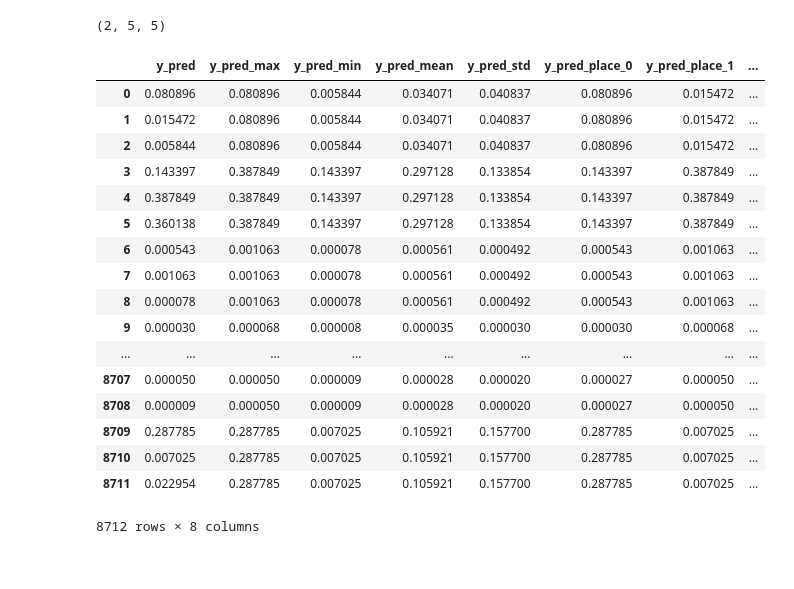
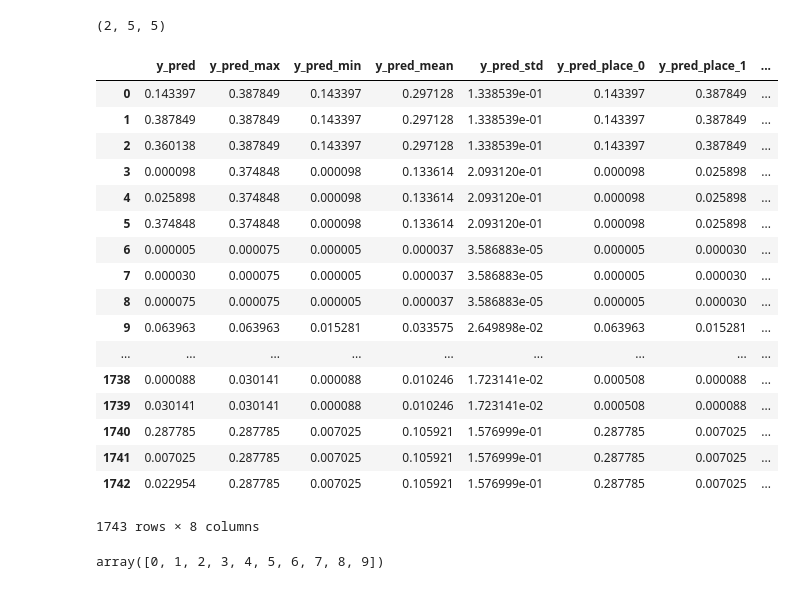
Before and after one commit to guchio3/kaggle-vsb, a Jupyter notebook: notebooks/e009.ipynb, the cells around one changed output. Cells and saved outputs as stored; diff of their text form; code cells hidden in the pictures.

```diff
--- a/notebooks/e009.ipynb
+++ b/notebooks/e009.ipynb
@@ -100,23 +100,27 @@ def y_preds_features(oofs, val_idxes):
     y_preds_df = y_preds_df.merge(agg_y_preds_df, on='id_measurement', how='left').drop(['signal_id', 'id_measurement'], axis=1)
     return y_preds_df
 # %%
-y_preds_features(oof[1], oof[0])
+y_preds_features([oof[1][0]], [oof[0][0]])
 # %% [output]
 |  | y_pred | y_pred_max | y_pred_min | y_pred_mean | y_pred_std | y_pred_place_0 | y_pred_place_1 | ... |
-| 0 | 0.080896 | 0.080896 | 0.005844 | 0.034071 | 0.040837 | 0.080896 | 0.015472 | ... |
-| 1 | 0.015472 | 0.080896 | 0.005844 | 0.034071 | 0.040837 | 0.080896 | 0.015472 | ... |
-| 2 | 0.005844 | 0.080896 | 0.005844 | 0.034071 | 0.040837 | 0.080896 | 0.015472 | ... |
-| 3 | 0.143397 | 0.387849 | 0.143397 | 0.297128 | 0.133854 | 0.143397 | 0.387849 | ... |
-| 4 | 0.387849 | 0.387849 | 0.143397 | 0.297128 | 0.133854 | 0.143397 | 0.387849 | ... |
-| 5 | 0.360138 | 0.387849 | 0.143397 | 0.297128 | 0.133854 | 0.143397 | 0.387849 | ... |
-| 6 | 0.000543 | 0.001063 | 0.000078 | 0.000561 | 0.000492 | 0.000543 | 0.001063 | ... |
-| 7 | 0.001063 | 0.001063 | 0.000078 | 0.000561 | 0.000492 | 0.000543 | 0.001063 | ... |
-| 8 | 0.000078 | 0.001063 | 0.000078 | 0.000561 | 0.000492 | 0.000543 | 0.001063 | ... |
-| 9 | 0.000030 | 0.000068 | 0.000008 | 0.000035 | 0.000030 | 0.000030 | 0.000068 | ... |
+| 0 | 0.143397 | 0.387849 | 0.143397 | 0.297128 | 1.338539e-01 | 0.143397 | 0.387849 | ... |
+| 1 | 0.387849 | 0.387849 | 0.143397 | 0.297128 | 1.338539e-01 | 0.143397 | 0.387849 | ... |
+| 2 | 0.360138 | 0.387849 | 0.143397 | 0.297128 | 1.338539e-01 | 0.143397 | 0.387849 | ... |
+| 3 | 0.000098 | 0.374848 | 0.000098 | 0.133614 | 2.093120e-01 | 0.000098 | 0.025898 | ... |
+| 4 | 0.025898 | 0.374848 | 0.000098 | 0.133614 | 2.093120e-01 | 0.000098 | 0.025898 | ... |
+| 5 | 0.374848 | 0.374848 | 0.000098 | 0.133614 | 2.093120e-01 | 0.000098 | 0.025898 | ... |
+| 6 | 0.000005 | 0.000075 | 0.000005 | 0.000037 | 3.586883e-05 | 0.000005 | 0.000030 | ... |
+| 7 | 0.000030 | 0.000075 | 0.000005 | 0.000037 | 3.586883e-05 | 0.000005 | 0.000030 | ... |
+| 8 | 0.000075 | 0.000075 | 0.000005 | 0.000037 | 3.586883e-05 | 0.000005 | 0.000030 | ... |
+| 9 | 0.063963 | 0.063963 | 0.015281 | 0.033575 | 2.649898e-02 | 0.063963 | 0.015281 | ... |
 | ... | ... | ... | ... | ... | ... | ... | ... | ... |
-| 8707 | 0.000050 | 0.000050 | 0.000009 | 0.000028 | 0.000020 | 0.000027 | 0.000050 | ... |
-| 8708 | 0.000009 | 0.000050 | 0.000009 | 0.000028 | 0.000020 | 0.000027 | 0.000050 | ... |
-| 8709 | 0.287785 | 0.287785 | 0.007025 | 0.105921 | 0.157700 | 0.287785 | 0.007025 | ... |
-| 8710 | 0.007025 | 0.287785 | 0.007025 | 0.105921 | 0.157700 | 0.287785 | 0.007025 | ... |
-| 8711 | 0.022954 | 0.287785 | 0.007025 | 0.105921 | 0.157700 | 0.287785 | 0.007025 | ... |
+| 1738 | 0.000088 | 0.030141 | 0.000088 | 0.010246 | 1.723141e-02 | 0.000508 | 0.000088 | ... |
+| 1739 | 0.030141 | 0.030141 | 0.000088 | 0.010246 | 1.723141e-02 | 0.000508 | 0.000088 | ... |
+| 1740 | 0.287785 | 0.287785 | 0.007025 | 0.105921 | 1.576999e-01 | 0.287785 | 0.007025 | ... |
+| 1741 | 0.007025 | 0.287785 | 0.007025 | 0.105921 | 1.576999e-01 | 0.287785 | 0.007025 | ... |
+| 1742 | 0.022954 | 0.287785 | 0.007025 | 0.105921 | 1.576999e-01 | 0.287785 | 0.007025 | ... |
-8712 rows × 8 columns
+1743 rows × 8 columns
+# %%
+np.arange(10)
+# %% [output]
+array([0, 1, 2, 3, 4, 5, 6, 7, 8, 9])
```
Also changed, not shown: 2 other files.
